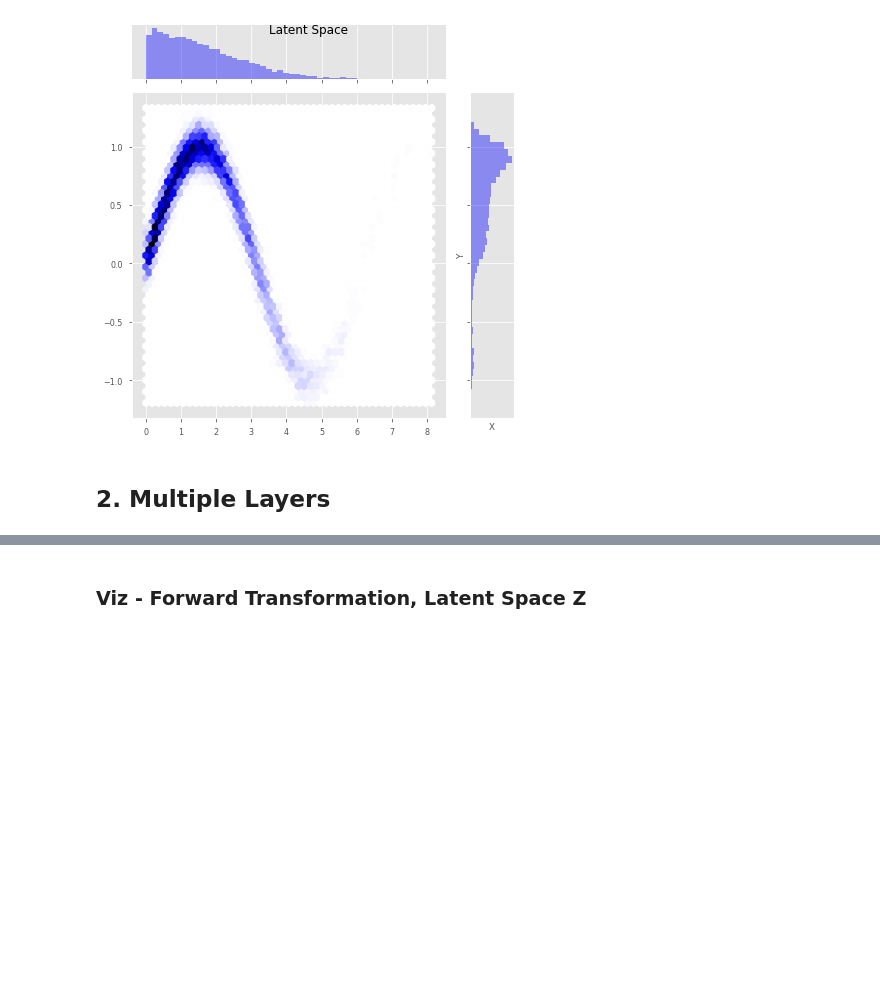
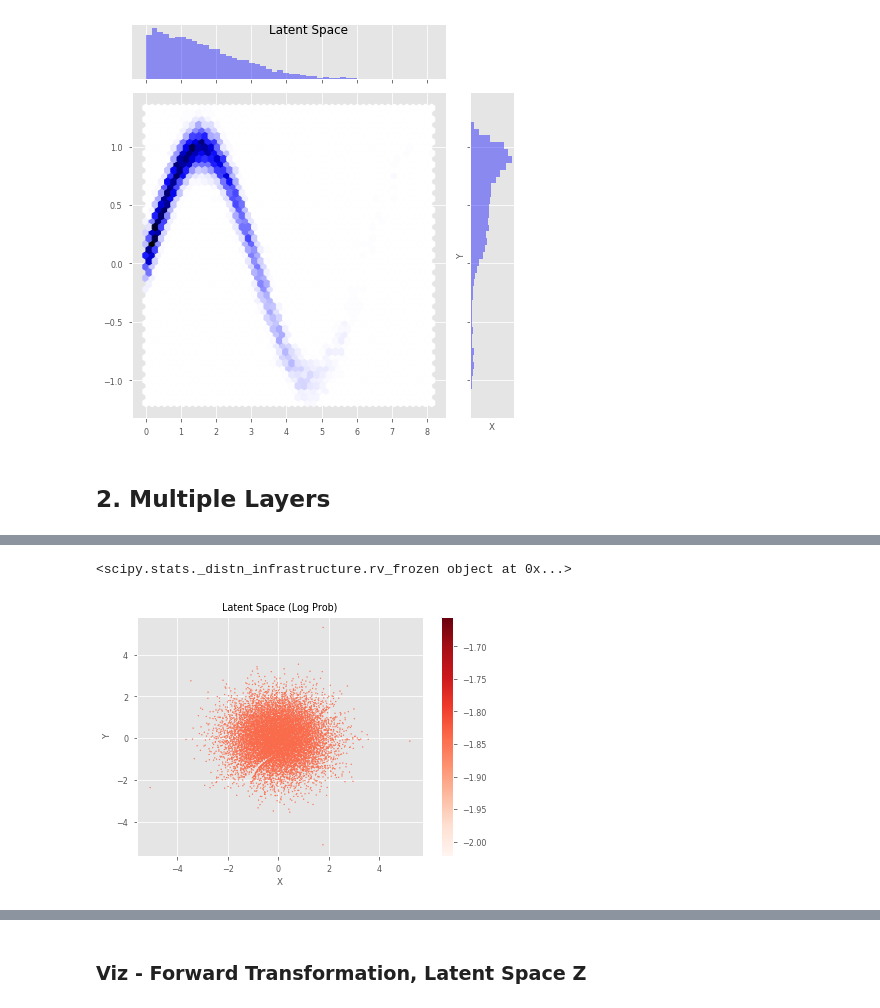
Before and after one commit to IPL-UV/rbig, a Jupyter notebook: notebooks/demo_rbig_model.ipynb, the cells around one changed output, grey strips where cells are left out. Cells and saved outputs as stored; diff of their text form; code cells hidden in the pictures; blank space fills up the shorter version.

```diff
--- a/notebooks/demo_rbig_model.ipynb
+++ b/notebooks/demo_rbig_model.ipynb
@@ -141,0 +150,10 @@ rbig_model = RBIGModel(rbig_params, rbig_loss)
+# %%
+print(fit)
+# %% [output]
+<scipy.stats._distn_infrastructure.rv_frozen object at 0x...>
+# %%
+Z_fit_priorprob = stats.norm(Z).logpdf(Z)
+
+plot_prob(Z, Z_fit_priorprob.sum(axis=1), title='Latent Space (Log Prob)')
+# %% [output]
+[figure, added]
```
Also changed, not shown: parts of 9 cells of this notebook, 31 other files.
